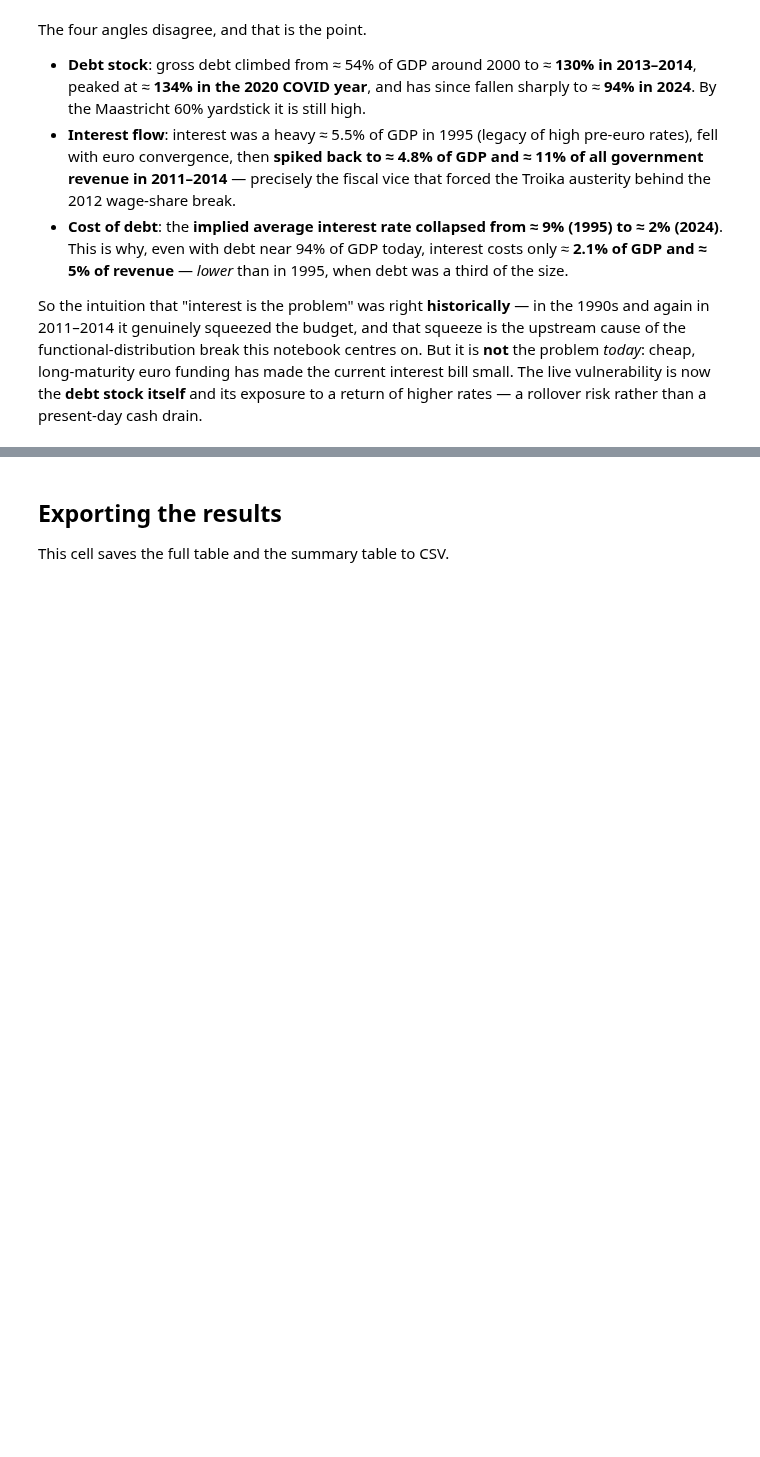
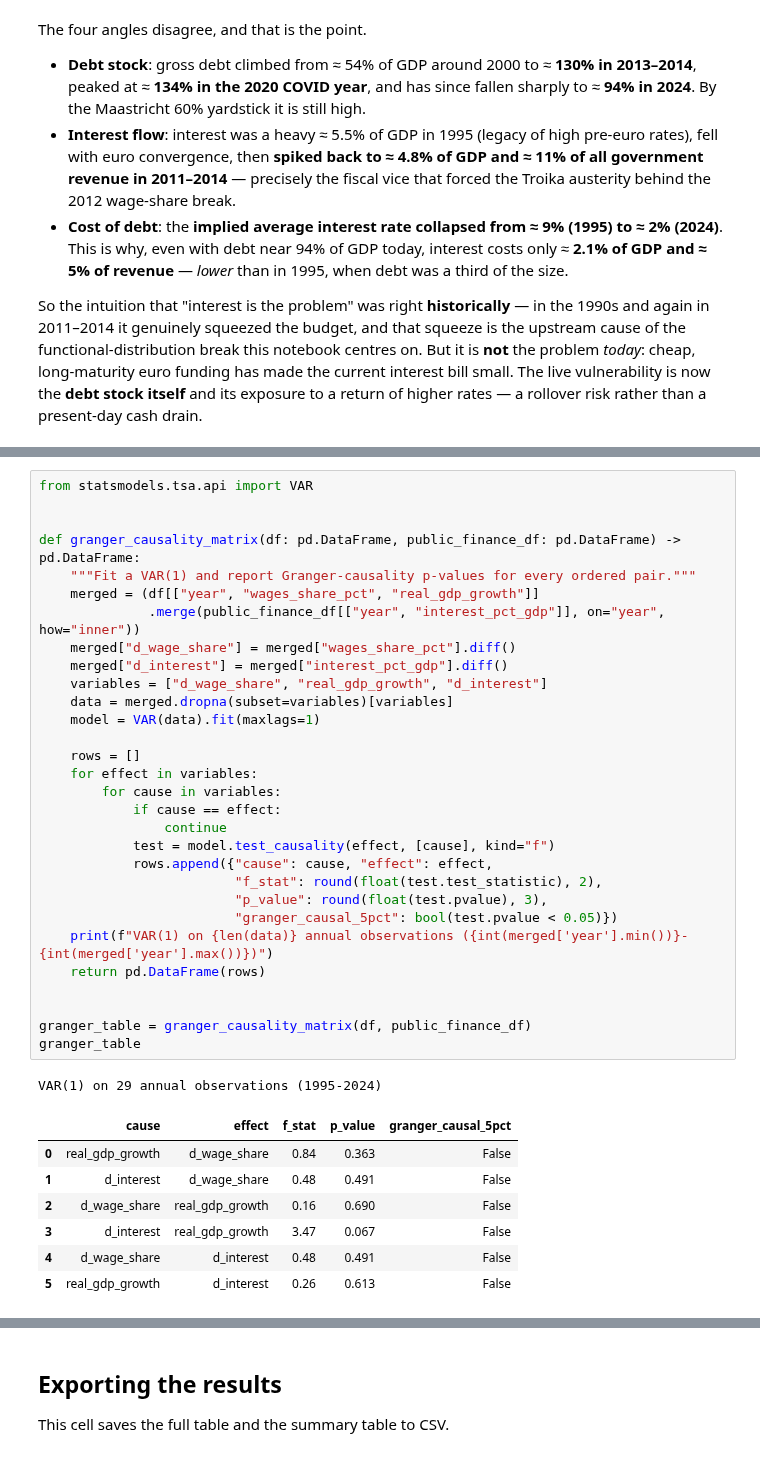
Before and after one commit to DiogoRibeiro7/ds-projects-portfolio, a Jupyter notebook: projects/portugal_gdp_income_distribution/portugal_gdp_income_distribution.ipynb, the cells around one changed output, grey strips where cells are left out. Saved outputs shown, nothing was run; the diff lists cells and outputs as text; blank space fills up the shorter version.

```diff
--- a/projects/portugal_gdp_income_distribution/portugal_gdp_income_distribution.ipynb
+++ b/projects/portugal_gdp_income_distribution/portugal_gdp_income_distribution.ipynb
@@ -2031,0 +2222,39 @@ So the intuition that "interest is the problem" was right **historically** — i
+# %%
+from statsmodels.tsa.api import VAR
+
+
+def granger_causality_matrix(df: pd.DataFrame, public_finance_df: pd.DataFrame) -> pd.DataFrame:
+    """Fit a VAR(1) and report Granger-causality p-values for every ordered pair."""
+    merged = (df[["year", "wages_share_pct", "real_gdp_growth"]]
+              .merge(public_finance_df[["year", "interest_pct_gdp"]], on="year", how="inner"))
+    merged["d_wage_share"] = merged["wages_share_pct"].diff()
+    merged["d_interest"] = merged["interest_pct_gdp"].diff()
+    variables = ["d_wage_share", "real_gdp_growth", "d_interest"]
+    data = merged.dropna(subset=variables)[variables]
+    model = VAR(data).fit(maxlags=1)
+
+    rows = []
+    for effect in variables:
+        for cause in variables:
+            if cause == effect:
+                continue
+            test = model.test_causality(effect, [cause], kind="f")
+            rows.append({"cause": cause, "effect": effect,
+                         "f_stat": round(float(test.test_statistic), 2),
+                         "p_value": round(float(test.pvalue), 3),
+                         "granger_causal_5pct": bool(test.pvalue < 0.05)})
+    print(f"VAR(1) on {len(data)} annual observations ({int(merged['year'].min())}-{int(merged['year'].max())})")
+    return pd.DataFrame(rows)
+
+
+granger_table = granger_causality_matrix(df, public_finance_df)
+granger_table
+# %% [output]
+VAR(1) on 29 annual observations (1995-2024)
+|  | cause | effect | f_stat | p_value | granger_causal_5pct |
+| 0 | real_gdp_growth | d_wage_share | 0.84 | 0.363 | False |
+| 1 | d_interest | d_wage_share | 0.48 | 0.491 | False |
+| 2 | d_wage_share | real_gdp_growth | 0.16 | 0.690 | False |
+| 3 | d_interest | real_gdp_growth | 3.47 | 0.067 | False |
+| 4 | d_wage_share | d_interest | 0.48 | 0.491 | False |
+| 5 | real_gdp_growth | d_interest | 0.26 | 0.613 | False |
```
Also changed, not shown: parts of 14 cells of this notebook, 2 other files.
